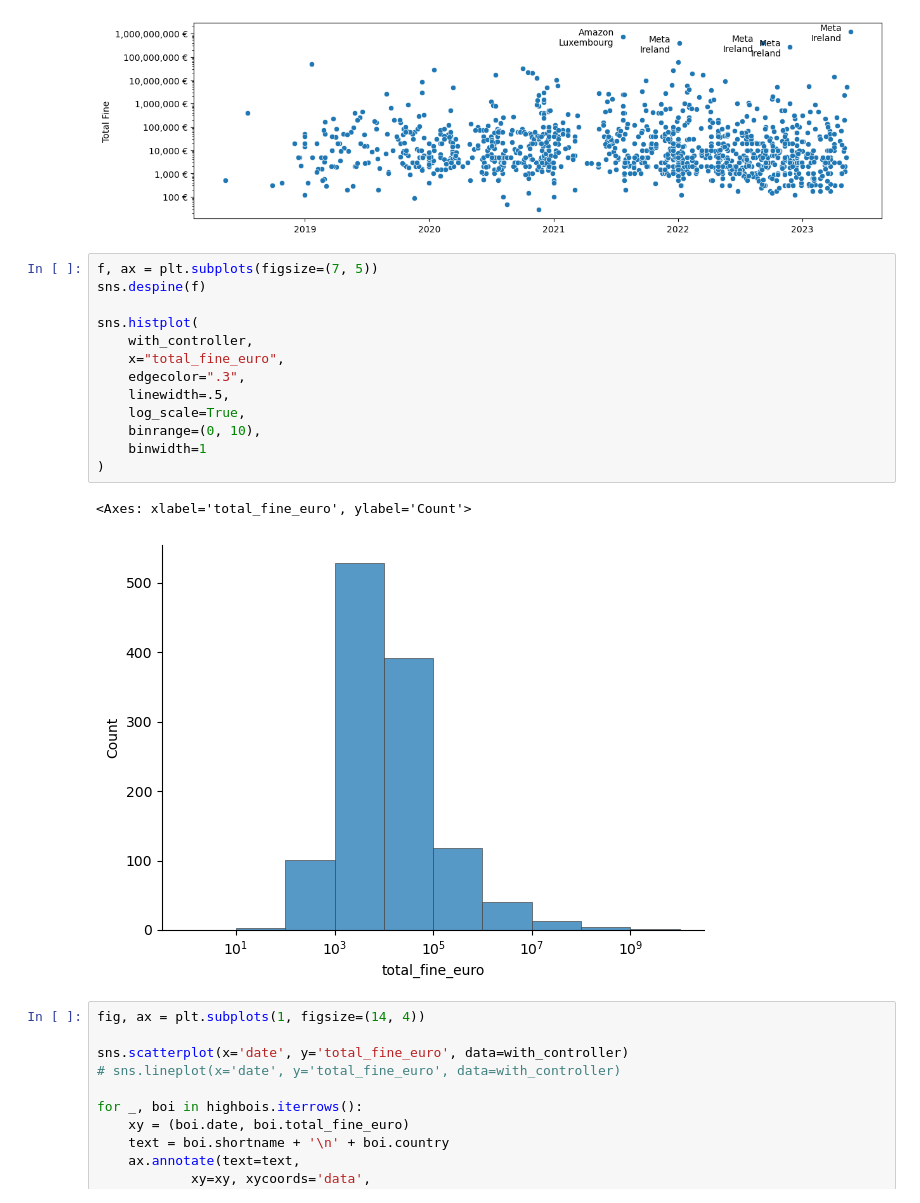
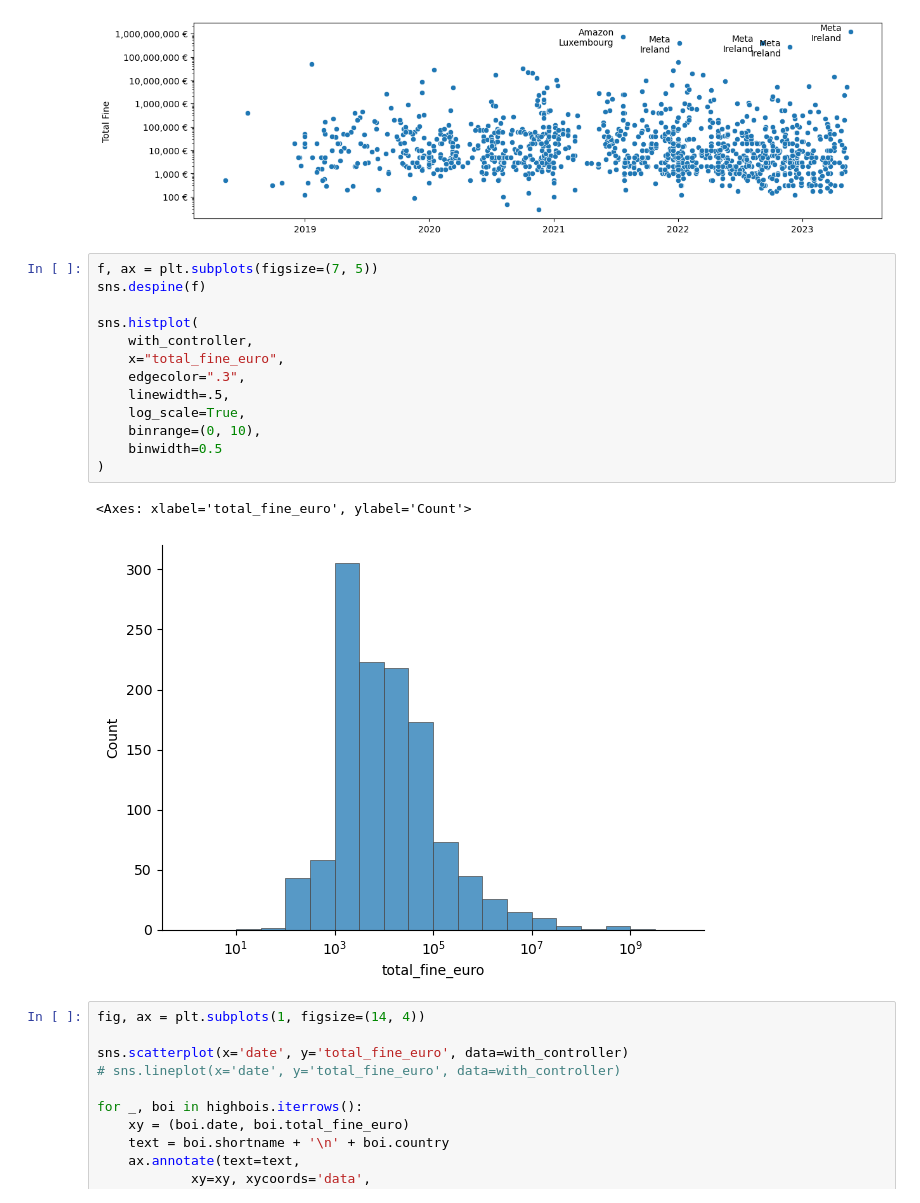
Before and after one commit to dc27/gdpr-fines-analysis, a Jupyter notebook: dev.ipynb, the cells around one changed output. Drawn from its saved outputs; the diff is of its cells as text.

```diff
--- a/dev.ipynb
+++ b/dev.ipynb
@@ -262,19 +262,19 @@ ax.yaxis.set_major_formatter('{x:,.0f} €')
 # %%
 f, ax = plt.subplots(figsize=(7, 5))
 sns.despine(f)
 
 sns.histplot(
     with_controller,
     x="total_fine_euro",
     edgecolor=".3",
     linewidth=.5,
     log_scale=True,
     binrange=(0, 10),
-    binwidth=1
+    binwidth=0.5
 )
 # %% [output]
 <Axes: xlabel='total_fine_euro', ylabel='Count'>
-[figure, old version]
+[figure, new version]
 # %%
 fig, ax = plt.subplots(1, figsize=(14, 4))
 
```
